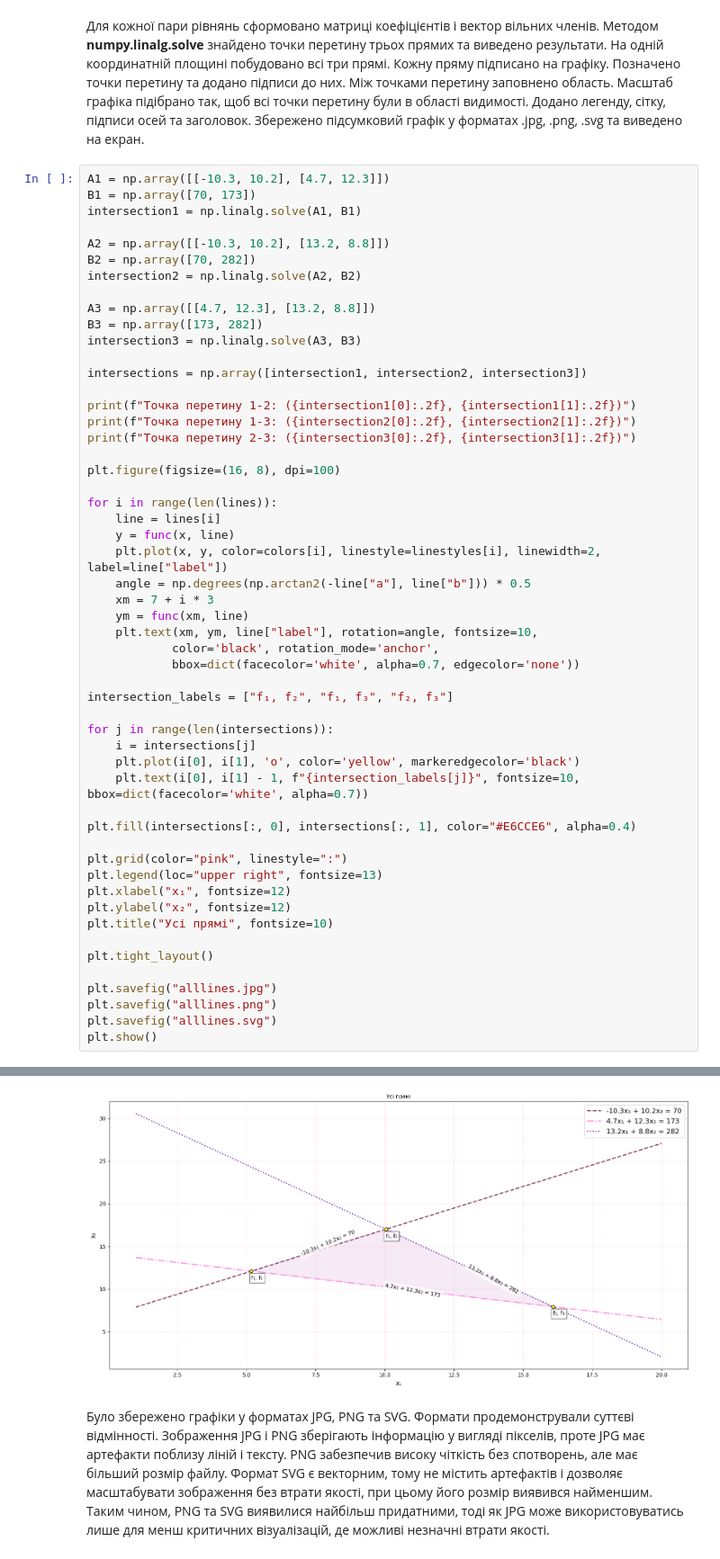
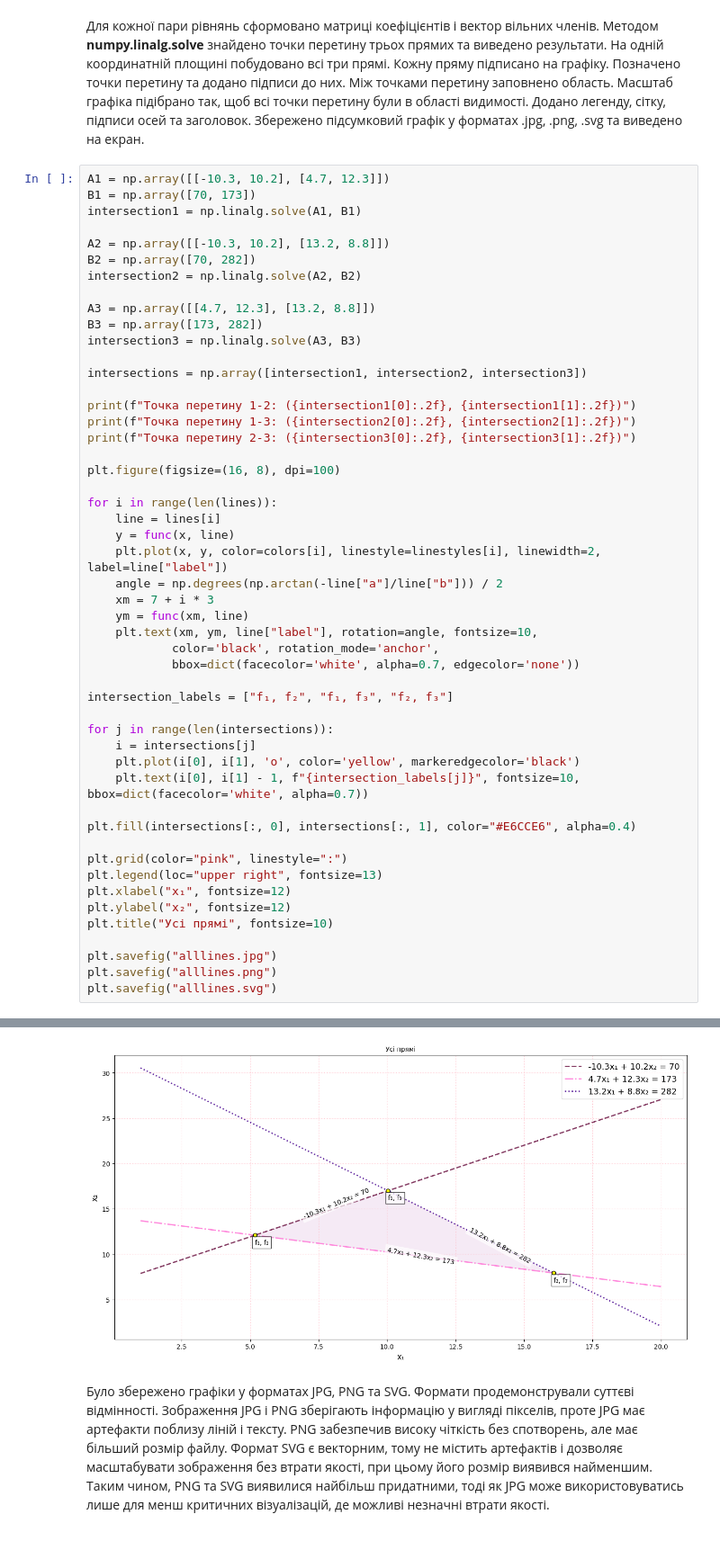
Before and after one commit to KsuTmkhva/jupytertasks, a Jupyter notebook: lab6.ipynb, the cells around one changed output, grey strips where cells are left out. Shown at 90% size. Cells and saved outputs as stored; diff of their text form.

```diff
--- a/lab6.ipynb
+++ b/lab6.ipynb
@@ -90,39 +88,36 @@ for i in range(len(lines)):
     line = lines[i]
     y = func(x, line)
     plt.plot(x, y, color=colors[i], linestyle=linestyles[i], linewidth=2, label=line["label"])
-    angle = np.degrees(np.arctan2(-line["a"], line["b"])) * 0.5
+    angle = np.degrees(np.arctan(-line["a"]/line["b"])) / 2
     xm = 7 + i * 3
     ym = func(xm, line)
     plt.text(xm, ym, line["label"], rotation=angle, fontsize=10,
             color='black', rotation_mode='anchor',
             bbox=dict(facecolor='white', alpha=0.7, edgecolor='none'))
 
 intersection_labels = ["f₁, f₂", "f₁, f₃", "f₂, f₃"]
 
 for j in range(len(intersections)):
     i = intersections[j]
     plt.plot(i[0], i[1], 'o', color='yellow', markeredgecolor='black')
     plt.text(i[0], i[1] - 1, f"{intersection_labels[j]}", fontsize=10, bbox=dict(facecolor='white', alpha=0.7))
 
 plt.fill(intersections[:, 0], intersections[:, 1], color="#E6CCE6", alpha=0.4)
 
 plt.grid(color="pink", linestyle=":")
 plt.legend(loc="upper right", fontsize=13)
 plt.xlabel("x₁", fontsize=12)
 plt.ylabel("x₂", fontsize=12)
 plt.title("Усі прямі", fontsize=10)
 
-plt.tight_layout()
-
 plt.savefig("alllines.jpg")
 plt.savefig("alllines.png")
 plt.savefig("alllines.svg")
-plt.show()
 # %% [output]
 Точка перетину 1-2: (5.17, 12.09)
 Точка перетину 1-3: (10.03, 16.99)
 Точка перетину 2-3: (16.08, 7.92)
-[figure, old version]
+[figure, new version]
 # %% [markdown]
 Було збережено графіки у форматах JPG, PNG та SVG. Формати продемонстрували суттєві відмінності. Зображення JPG і PNG зберігають інформацію у вигляді пікселів, проте JPG має артефакти поблизу ліній і тексту. PNG забезпечив високу чіткість без спотворень, але має більший розмір файлу. Формат SVG є векторним, тому не містить артефактів і дозволяє масштабувати зображення без втрати якості, при цьому його розмір виявився найменшим. Таким чином, PNG та SVG виявилися найбільш придатними, тоді як JPG може використовуватись лише для менш критичних візуалізацій, де можливі незначні втрати якості.
 # %% [markdown]
```
Also changed, not shown: parts of 1 cell of this notebook.
